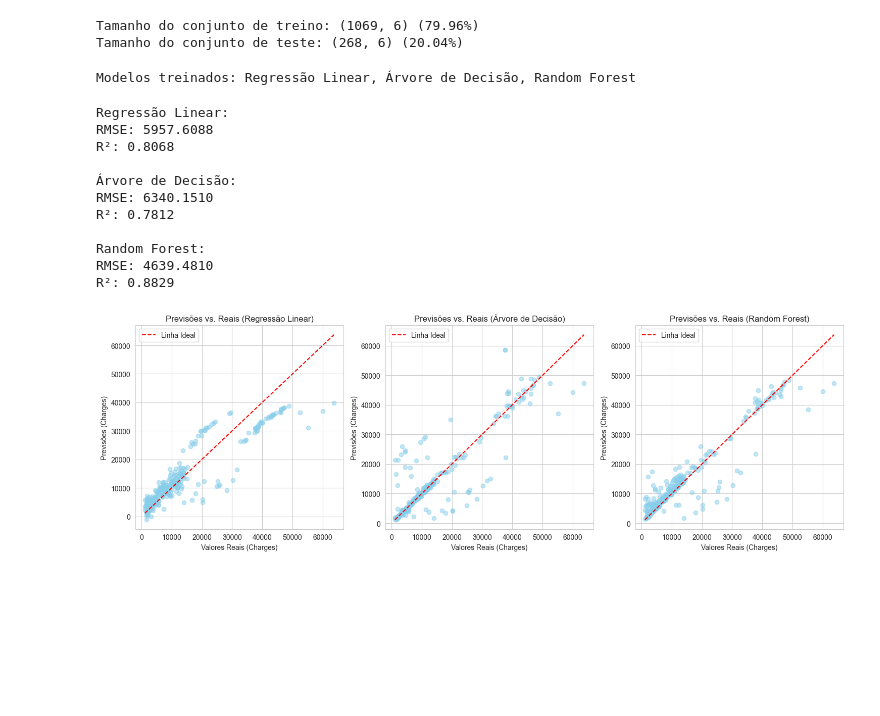
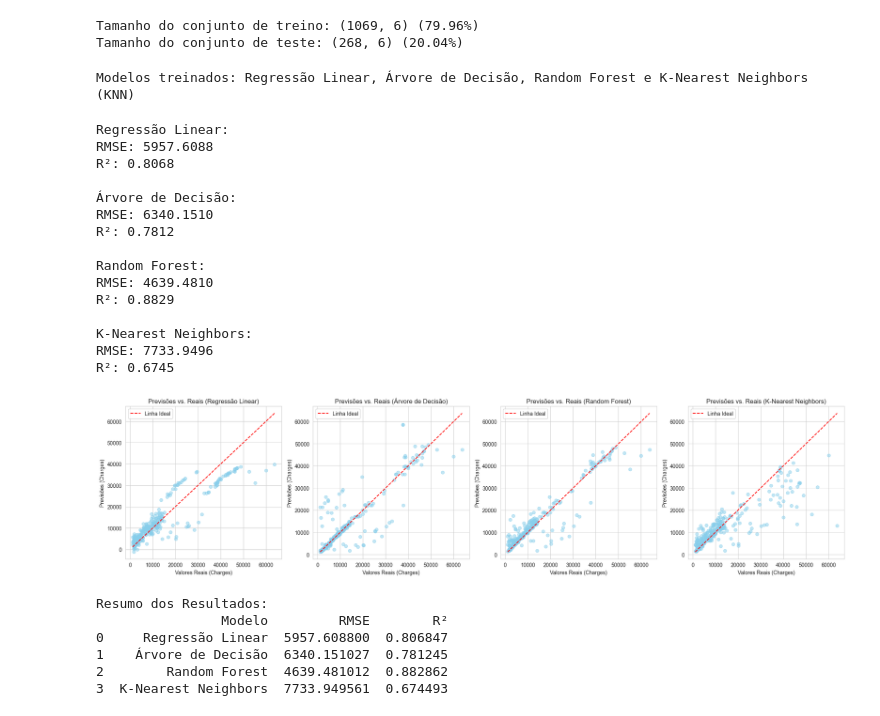
Before and after one commit to LeandroBernardo/techchallenge_fv, a Jupyter notebook: solution.ipynb, the cells around one changed output. Cells and saved outputs as stored; diff of their text form; code cells hidden in the pictures; blank space fills up the shorter version.

```diff
--- a/solution.ipynb
+++ b/solution.ipynb
@@ -205,13 +206,15 @@ Tamanho do conjunto de teste: (268, 6) (20.04%)
 lr = LinearRegression()
 dt = DecisionTreeRegressor(random_state=SEED)
 rf = RandomForestRegressor(random_state=SEED, n_estimators=100)
+knn = KNeighborsRegressor(n_neighbors=5)
 # %%
 lr.fit(X_train, y_train)
 dt.fit(X_train, y_train)
 rf.fit(X_train, y_train)
-print("\nModelos treinados: Regressão Linear, Árvore de Decisão, Random Forest")
+knn.fit(X_train, y_train)
+print("\nModelos treinados: Regressão Linear, Árvore de Decisão, Random Forest e K-Nearest Neighbors (KNN)")
 # %% [output]
-Modelos treinados: Regressão Linear, Árvore de Decisão, Random Forest
+Modelos treinados: Regressão Linear, Árvore de Decisão, Random Forest e K-Nearest Neighbors (KNN)
 # %%
 def evaluate_model(model, X_test, y_test, model_name):
     y_pred = model.predict(X_test)
@@ -225,6 +228,7 @@ def evaluate_model(model, X_test, y_test, model_name):
 lr_pred, lr_rmse, lr_r2 = evaluate_model(lr, X_test, y_test, "Regressão Linear")
 dt_pred, dt_rmse, dt_r2 = evaluate_model(dt, X_test, y_test, "Árvore de Decisão")
 rf_pred, rf_rmse, rf_r2 = evaluate_model(rf, X_test, y_test, "Random Forest")
+knn_pred, knn_rmse, knn_r2 = evaluate_model(knn, X_test, y_test, "K-Nearest Neighbors")
 # %% [output]
 Regressão Linear:
 RMSE: 5957.6088
@@ -237,17 +241,40 @@ R²: 0.7812
 Random Forest:
 RMSE: 4639.4810
 R²: 0.8829
+
+K-Nearest Neighbors:
+RMSE: 7733.9496
+R²: 0.6745
 # %%
-plt.figure(figsize=(15, 5))
-for i, (y_pred, model_name) in enumerate([(lr_pred, 'Regressão Linear'), (dt_pred, 'Árvore de Decisão'), (rf_pred, 'Random Forest')], 1):
-    plt.subplot(1, 3, i)
+plt.figure(figsize=(20, 5))
+for i, (y_pred, model_name) in enumerate([(lr_pred, 'Regressão Linear'),
+                                         (dt_pred, 'Árvore de Decisão'),
+                                         (rf_pred, 'Random Forest'),
+                                         (knn_pred, 'K-Nearest Neighbors')], 1):
+    plt.subplot(1, 4, i)
     plt.scatter(y_test, y_pred, alpha=0.5, color='skyblue')
     plt.plot([y_test.min(), y_test.max()], [y_test.min(), y_test.max()], 'r--', label='Linha Ideal')
     plt.xlabel('Valores Reais (Charges)')
     plt.ylabel('Previsões (Charges)')
     plt.title(f'Previsões vs. Reais ({model_name})')
     plt.legend()
 plt.tight_layout()
 plt.show()
 # %% [output]
-[figure, old version]
+[figure, new version]
+# %%
+# Resumo dos resultados
+results = pd.DataFrame({
+    'Modelo': ['Regressão Linear', 'Árvore de Decisão', 'Random Forest', 'K-Nearest Neighbors'],
+    'RMSE': [lr_rmse, dt_rmse, rf_rmse, knn_rmse],
+    'R²': [lr_r2, dt_r2, rf_r2, knn_r2]
+})
+print("\nResumo dos Resultados:")
+print(results)
+# %% [output]
+Resumo dos Resultados:
+                Modelo         RMSE        R²
+0     Regressão Linear  5957.608800  0.806847
+1    Árvore de Decisão  6340.151027  0.781245
+2        Random Forest  4639.481012  0.882862
+3  K-Nearest Neighbors  7733.949561  0.674493
```
Also changed, not shown: parts of 1 cell of this notebook, 1 other file.
